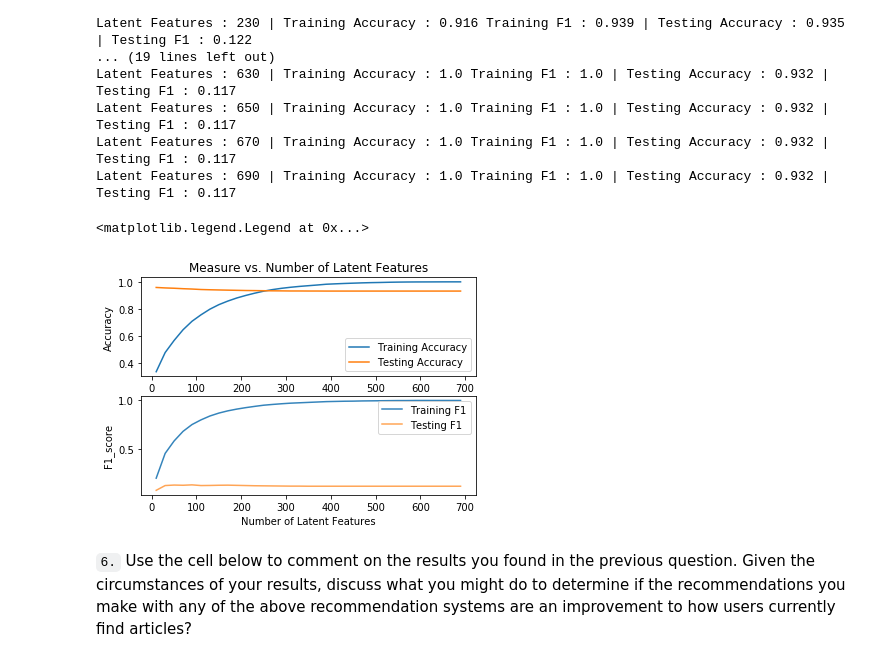
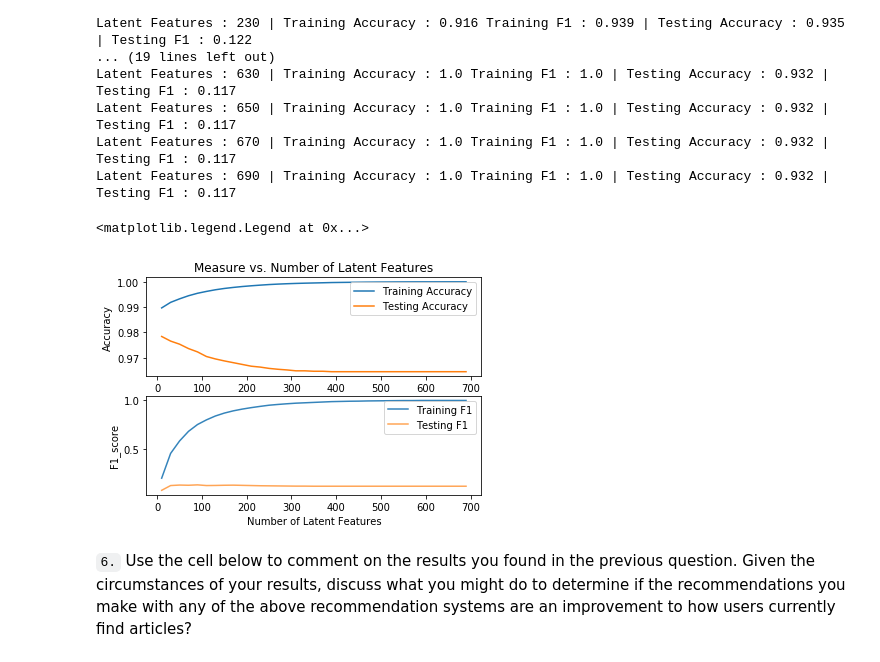
Before and after one commit to aseemnarula1/Recommendations_with_IBM, a Jupyter notebook: Recommendations_with_IBM.ipynb, the cells around one changed output. Saved outputs shown, nothing was run; the diff lists cells and outputs as text; code cells hidden in the pictures.

Commit message:
updated graphs

```diff
--- a/Recommendations_with_IBM.ipynb
+++ b/Recommendations_with_IBM.ipynb
@@ -1064,13 +1064,23 @@ def create_test_and_train_user_item(df_train, df_test):
     test_arts - all of the test article ids
 
     '''
+    # user item matrix for the training data
     user_item_train = create_user_item_matrix(df_train)
+
+    # user item matrix for the testing data
     user_item_test = create_user_item_matrix(df_test)
-    test_idx = list(user_item_test.index.values)
-    test_arts = user_item_test.title.columns.values
 
-    test_idx = user_item_test.index.tolist()
-    test_arts = user_item_test.columns.tolist()
+    # user_ids
+    train_idx = set(user_item_train.index)
+    test_idx = set(user_item_test.index)
+    match_idx = list(train_idx.intersection(test_idx))
+
+    # article_ids
+    train_arts = set(user_item_train.columns)
+    test_arts = set(user_item_test.columns)
+    match_cols = list(train_arts.intersection(test_arts))
+
+    user_item_test = user_item_test.loc[match_idx,match_cols]
 
     # returning the values back
     return user_item_train, user_item_test, test_idx, test_arts
@@ -1278,24 +1288,24 @@ Latent Features : 690 | Training Accuracy : 1.0 Training F1 : 1.0 | Testing Accu
 # %%
 # Plotting the graph
 
 fig = plt.figure()
 
 ax1 = fig.add_subplot(211)
 ax1.set_xlabel('Number of Latent Features');
 ax1.set_ylabel('Accuracy');
 ax1.set_title('Measure vs. Number of Latent Features');
-ax1.plot(num_latent_feats,1 - np.array(sum_errs_train)/df_train.shape[0],label = 'Training Accuracy');
-ax1.plot(num_latent_feats, 1 - np.array(sum_errs_test)/df_test.shape[0],label = 'Testing Accuracy');
+ax1.plot(num_latent_feats,1 - np.array(sum_errs_train)/(user_item_train.shape[0]*user_item_test.shape[1]),label = 'Training Accuracy');
+ax1.plot(num_latent_feats, 1 - np.array(sum_errs_test)/(user_item_test.shape[0]*user_item_test.shape[1]),label = 'Testing Accuracy');
 plt.legend()
 ax2 = fig.add_subplot(212)
 ax2.plot(num_latent_feats,sum_f1_train_score,label = 'Training F1',alpha=0.9);
 ax2.plot(num_latent_feats,sum_f1_test_score,label = 'Testing F1',alpha=0.7);
 plt.xlabel('Number of Latent Features');
 plt.ylabel('F1_score');
 plt.legend()
 # %% [output]
 <matplotlib.legend.Legend at 0x...>
-[figure, old version]
+[figure, new version]
 # %% [markdown]
 `6.` Use the cell below to comment on the results you found in the previous question. Given the circumstances of your results, discuss what you might do to determine if the recommendations you make with any of the above recommendation systems are an improvement to how users currently find articles?
 # %% [markdown]
```
Also changed, not shown: parts of 3 cells of this notebook.
